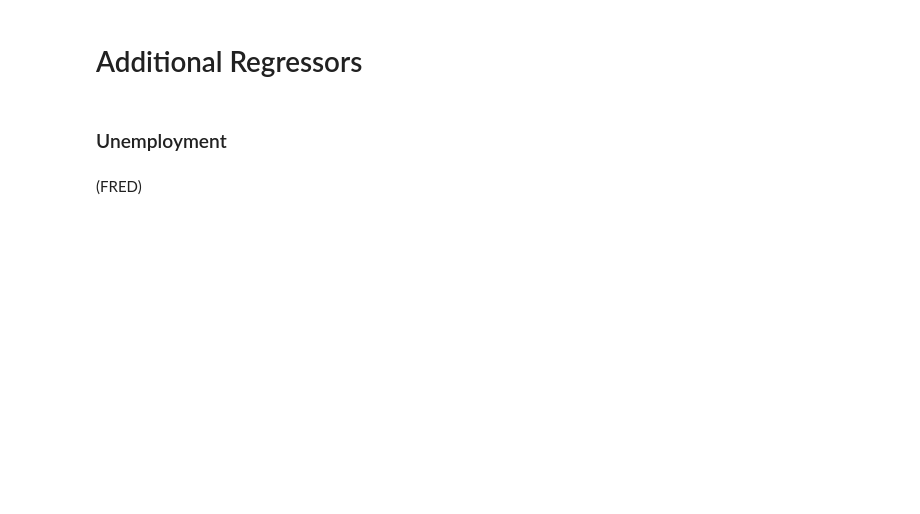
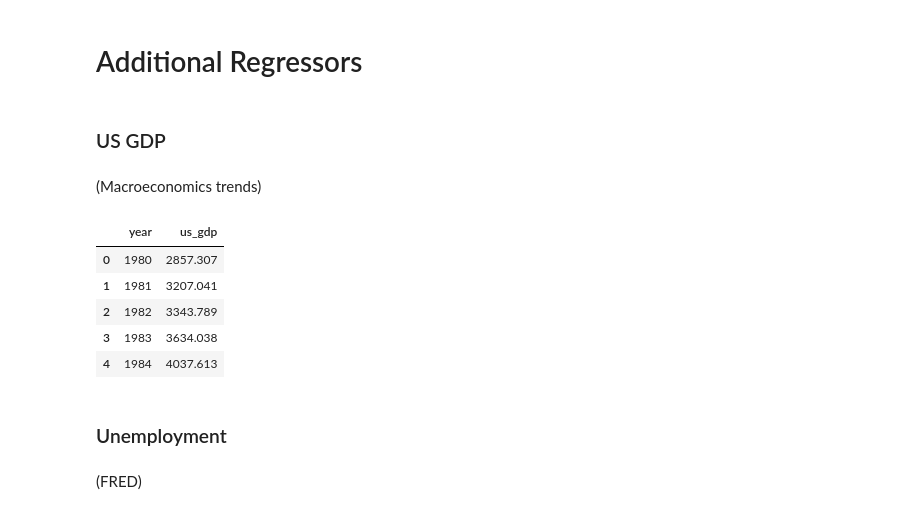
Before and after one commit to AlessandroMorosini/Taylor-Rule-Estimation, a Jupyter notebook: extraction.ipynb, the cells around one changed output. Drawn from its saved outputs; the diff is of its cells as text; code cells hidden in the pictures; blank space fills up the shorter version.

```diff
--- a/extraction.ipynb
+++ b/extraction.ipynb
@@ -172,3 +197,7 @@ df = pd.concat([df_nasdaq, df_oecd])
 df.to_csv(clean_data_dir / "output_gap.csv", sep="\t", index=False)
 # %% [markdown]
 # Additional Regressors
+# %% [markdown]
+### US GDP
+# %% [markdown]
+(Macroeconomics trends)
@@ -174,0 +213,17 @@ df.to_csv(clean_data_dir / "output_gap.csv", sep="\t", index=False)
+# %%
+df = df.rename(columns={" GDP ( Billions of US $)": "us_gdp"})
+# %%
+df = df[["year", "us_gdp"]]
+# %%
+df = df.loc[df["year"].isin(time_span)]
+# %%
+df = df.reset_index(drop=True)
+# %%
+df.head()
+# %% [output]
+|  | year | us_gdp |
+| 0 | 1980 | 2857.307 |
+| 1 | 1981 | 3207.041 |
+| 2 | 1982 | 3343.789 |
+| 3 | 1983 | 3634.038 |
+| 4 | 1984 | 4037.613 |
```
Also changed, not shown: parts of 21 cells of this notebook, 3 other files.
